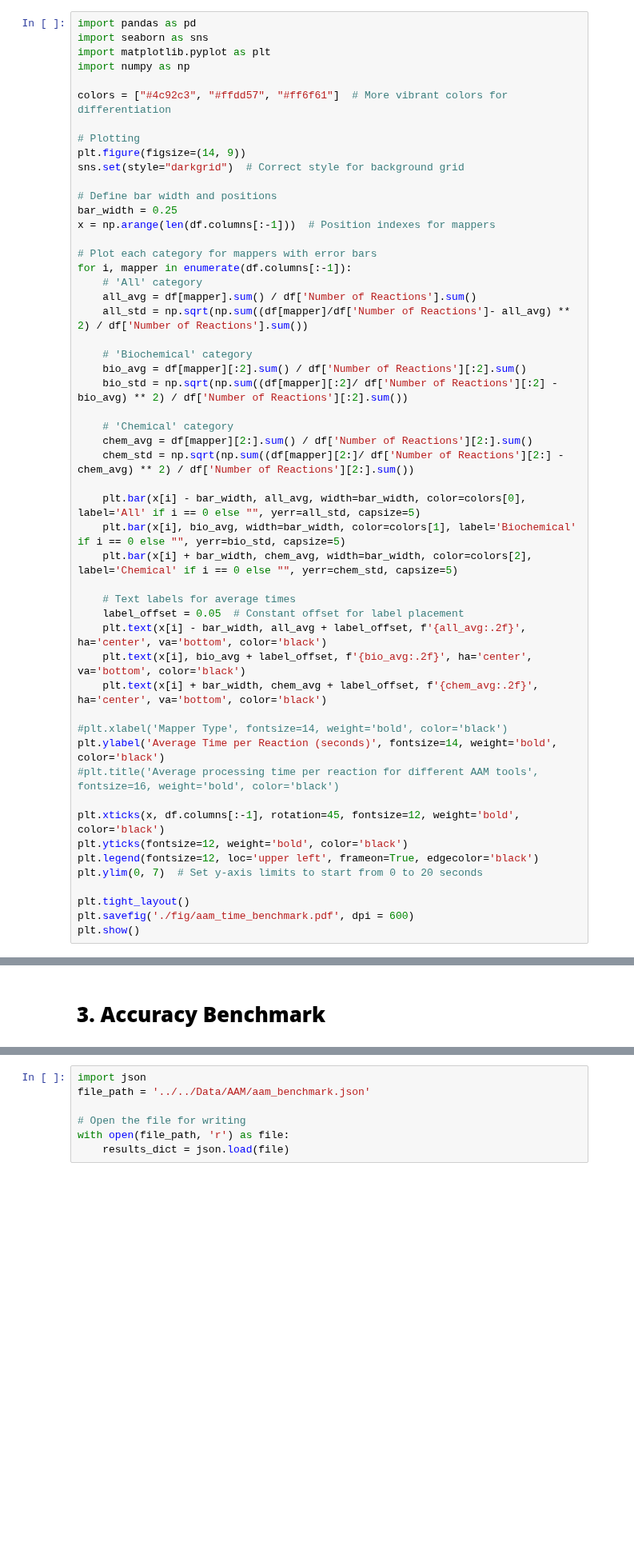
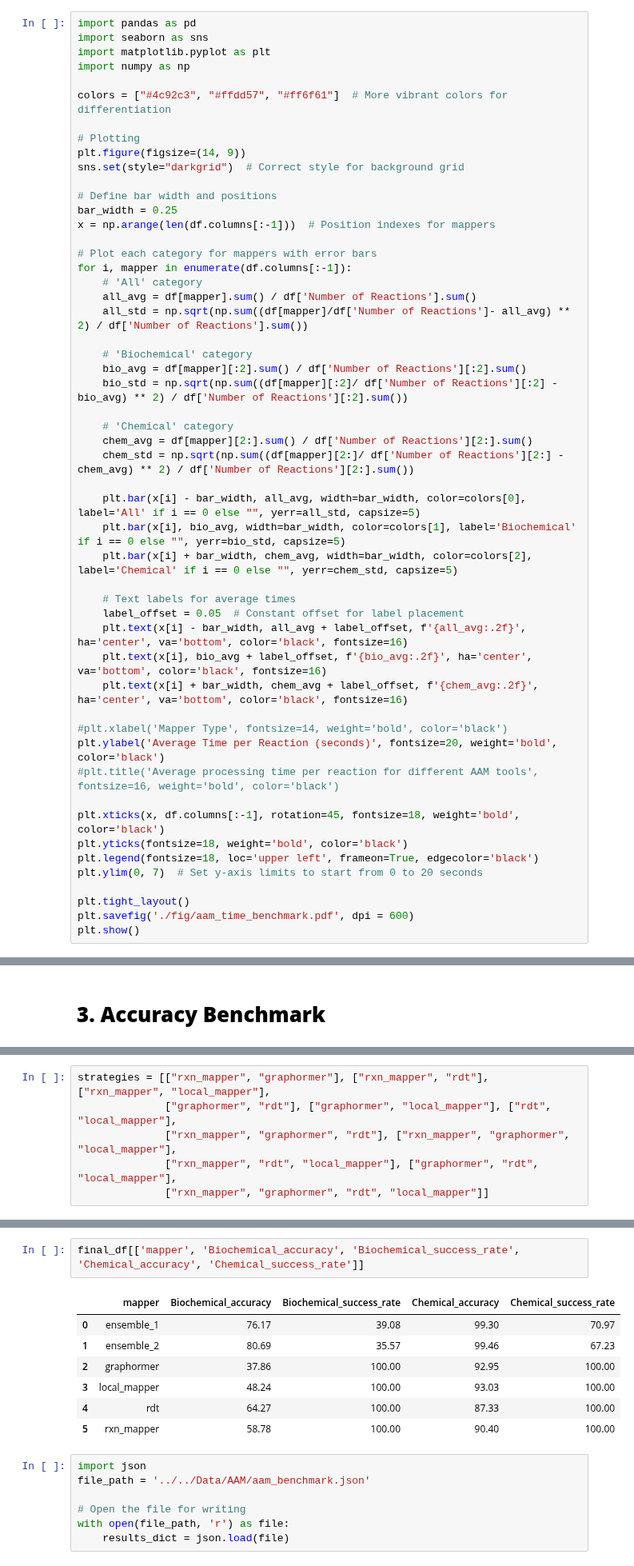
Before and after one commit to TieuLongPhan/SynTemp, a Jupyter notebook: Docs/Analysis/_2b_aam_analysis.ipynb, the cells around one changed output, grey strips where cells are left out. Shown at 80% size. Saved outputs shown, nothing was run; the diff lists cells and outputs as text; blank space fills up the shorter version.

```diff
--- a/Docs/Analysis/_2b_aam_analysis.ipynb
+++ b/Docs/Analysis/_2b_aam_analysis.ipynb
@@ -106,17 +106,17 @@ for i, mapper in enumerate(df.columns[:-1]):
 
     # Text labels for average times
     label_offset = 0.05  # Constant offset for label placement
-    plt.text(x[i] - bar_width, all_avg + label_offset, f'{all_avg:.2f}', ha='center', va='bottom', color='black')
-    plt.text(x[i], bio_avg + label_offset, f'{bio_avg:.2f}', ha='center', va='bottom', color='black')
-    plt.text(x[i] + bar_width, chem_avg + label_offset, f'{chem_avg:.2f}', ha='center', va='bottom', color='black')
+    plt.text(x[i] - bar_width, all_avg + label_offset, f'{all_avg:.2f}', ha='center', va='bottom', color='black', fontsize=16)
+    plt.text(x[i], bio_avg + label_offset, f'{bio_avg:.2f}', ha='center', va='bottom', color='black', fontsize=16)
+    plt.text(x[i] + bar_width, chem_avg + label_offset, f'{chem_avg:.2f}', ha='center', va='bottom', color='black', fontsize=16)
 
 #plt.xlabel('Mapper Type', fontsize=14, weight='bold', color='black')
-plt.ylabel('Average Time per Reaction (seconds)', fontsize=14, weight='bold', color='black')
+plt.ylabel('Average Time per Reaction (seconds)', fontsize=20, weight='bold', color='black')
 #plt.title('Average processing time per reaction for different AAM tools', fontsize=16, weight='bold', color='black')
 
-plt.xticks(x, df.columns[:-1], rotation=45, fontsize=12, weight='bold', color='black')
-plt.yticks(fontsize=12, weight='bold', color='black')
-plt.legend(fontsize=12, loc='upper left', frameon=True, edgecolor='black')
+plt.xticks(x, df.columns[:-1], rotation=45, fontsize=18, weight='bold', color='black')
+plt.yticks(fontsize=18, weight='bold', color='black')
+plt.legend(fontsize=18, loc='upper left', frameon=True, edgecolor='black')
 plt.ylim(0, 7)  # Set y-axis limits to start from 0 to 20 seconds
 
 plt.tight_layout()
@@ -282,0 +418,6 @@ results_dict['Chemical'] = results
+# %%
+strategies = [["rxn_mapper", "graphormer"], ["rxn_mapper", "rdt"], ["rxn_mapper", "local_mapper"],
+              ["graphormer", "rdt"], ["graphormer", "local_mapper"], ["rdt", "local_mapper"],
+              ["rxn_mapper", "graphormer", "rdt"], ["rxn_mapper", "graphormer", "local_mapper"],
+              ["rxn_mapper", "rdt", "local_mapper"], ["graphormer", "rdt", "local_mapper"],
+              ["rxn_mapper", "graphormer", "rdt", "local_mapper"]]
@@ -313,3 +540,13 @@ final_df
+# %%
+final_df[['mapper', 'Biochemical_accuracy', 'Biochemical_success_rate', 'Chemical_accuracy', 'Chemical_success_rate']]
+# %% [output]
+|  | mapper | Biochemical_accuracy | Biochemical_success_rate | Chemical_accuracy | Chemical_success_rate |
+| 0 | ensemble_1 | 76.17 | 39.08 | 99.30 | 70.97 |
+| 1 | ensemble_2 | 80.69 | 35.57 | 99.46 | 67.23 |
+| 2 | graphormer | 37.86 | 100.00 | 92.95 | 100.00 |
+| 3 | local_mapper | 48.24 | 100.00 | 93.03 | 100.00 |
+| 4 | rdt | 64.27 | 100.00 | 87.33 | 100.00 |
+| 5 | rxn_mapper | 58.78 | 100.00 | 90.40 | 100.00 |
 # %%
 import json
 file_path = '../../Data/AAM/aam_benchmark.json'
```
Also changed, not shown: parts of 8 cells of this notebook, 9 other files.
